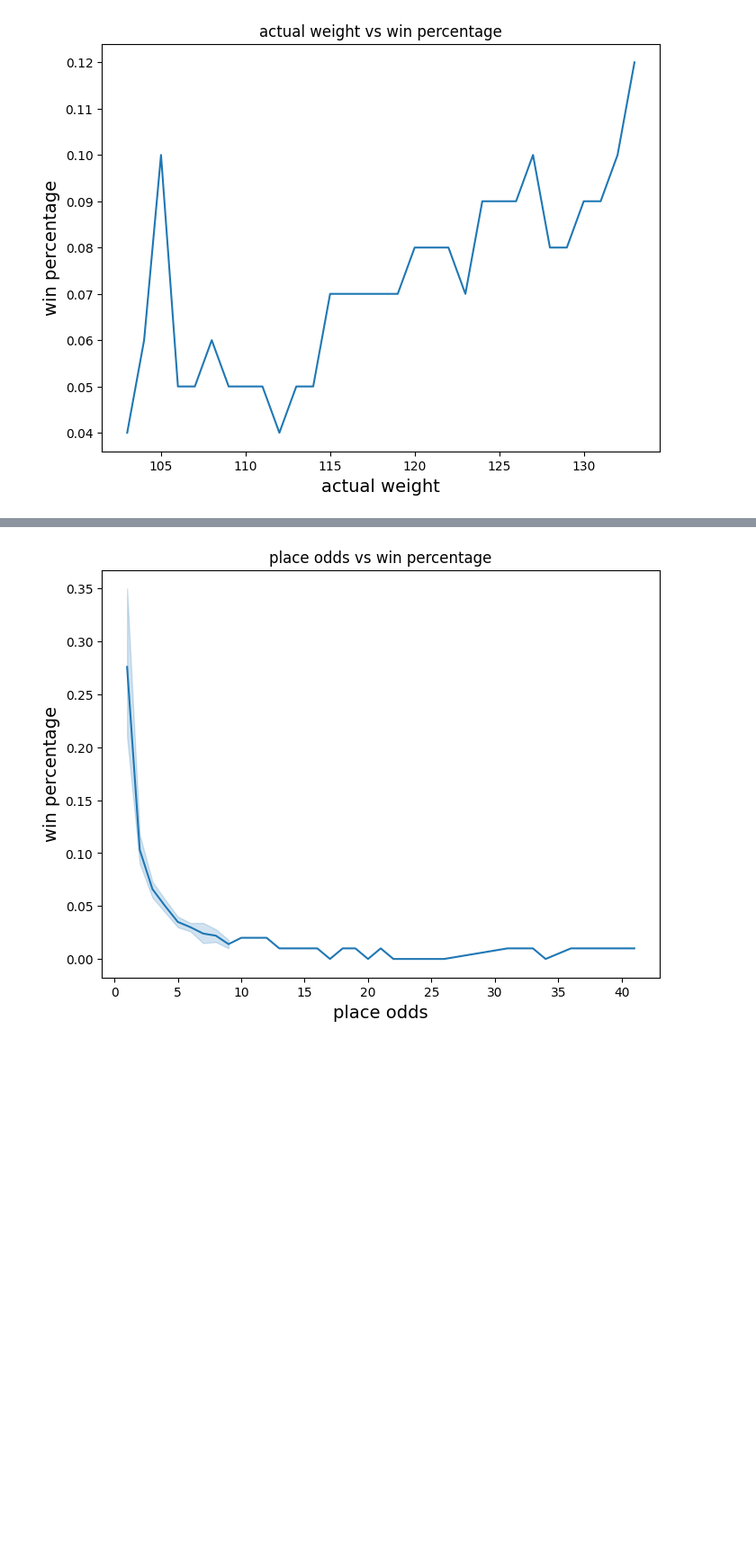
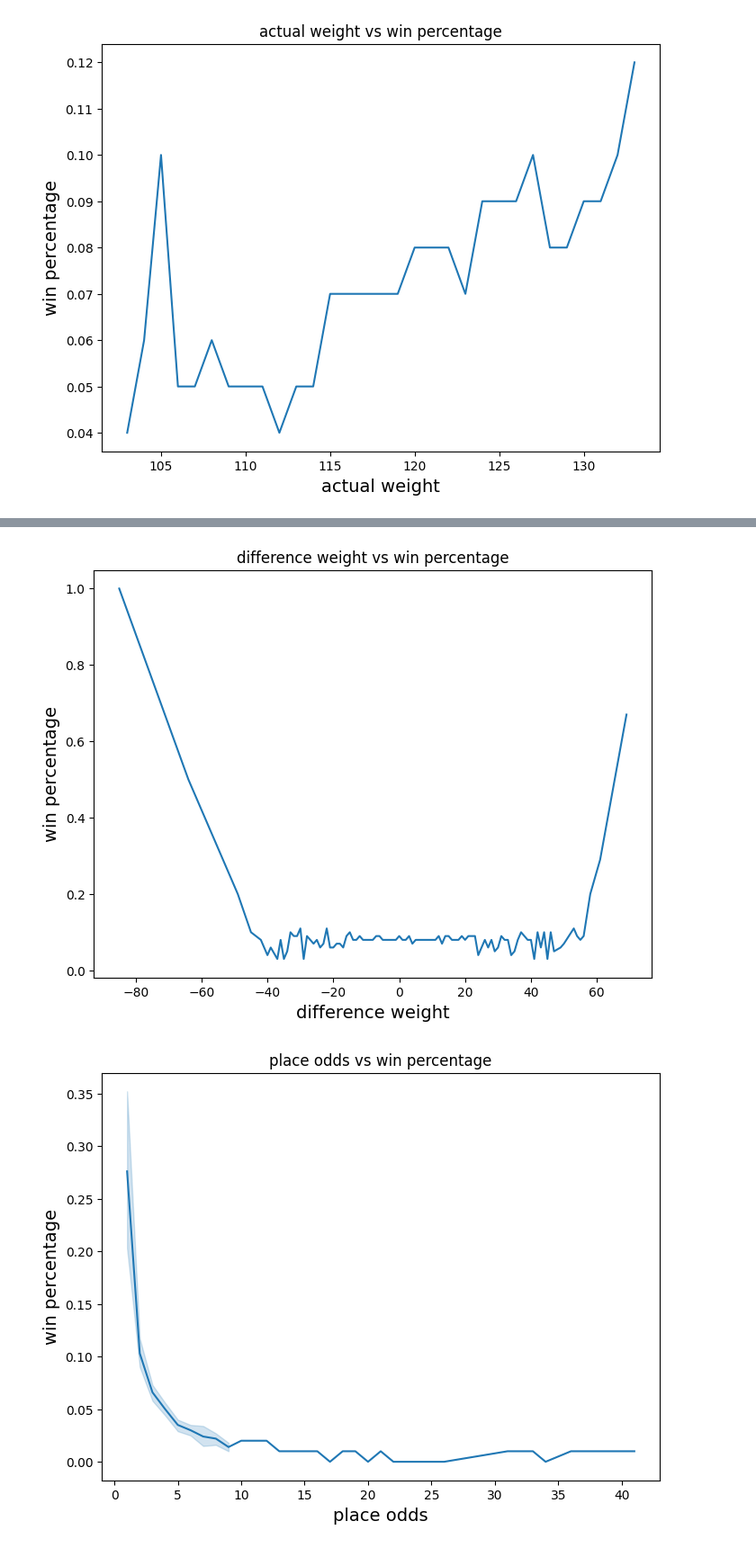
Before and after one commit to codeworks-data/mvp-horse-racing-prediction, a Jupyter notebook: notebooks/01-eda-horse-racing.ipynb, the cells around one changed output, grey strips where cells are left out. Shown at 90% size. Saved outputs shown, nothing was run; the diff lists cells and outputs as text; code cells hidden in the pictures; blank space fills up the shorter version.

```diff
--- a/notebooks/01-eda-horse-racing.ipynb
+++ b/notebooks/01-eda-horse-racing.ipynb
@@ -168,3 +219,7 @@ plot_win_percentage(df_runners, 'actual_weight', 'actual weight')
+# %%
+plot_win_percentage(df_runners, 'diff_declared_weight', 'difference weight')
+# %% [output]
+[figure, added]
 # %%
 plot_win_percentage(df_runners, 'place_odds', 'place odds')
 # %% [output]
```
Also changed, not shown: parts of 14 cells of this notebook, 1 other file.
